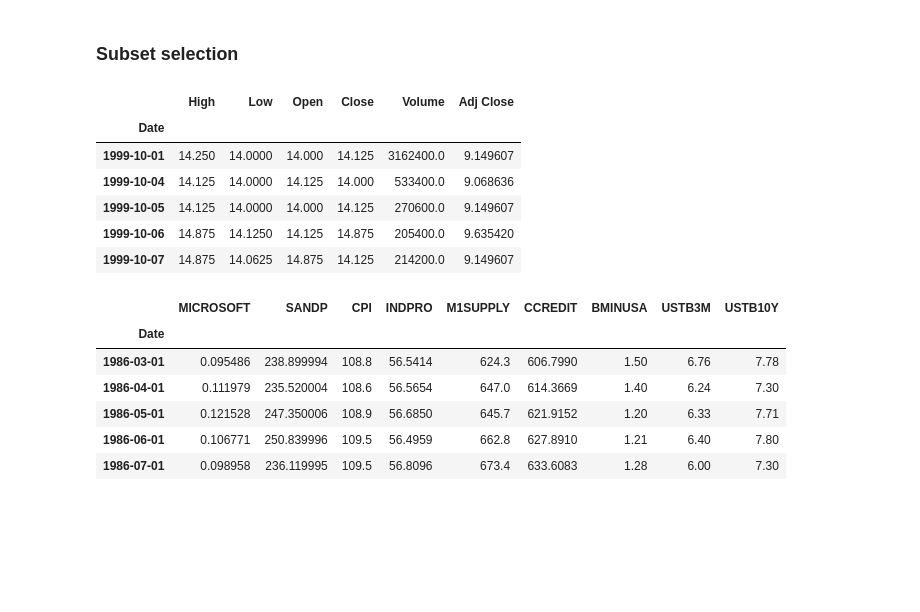
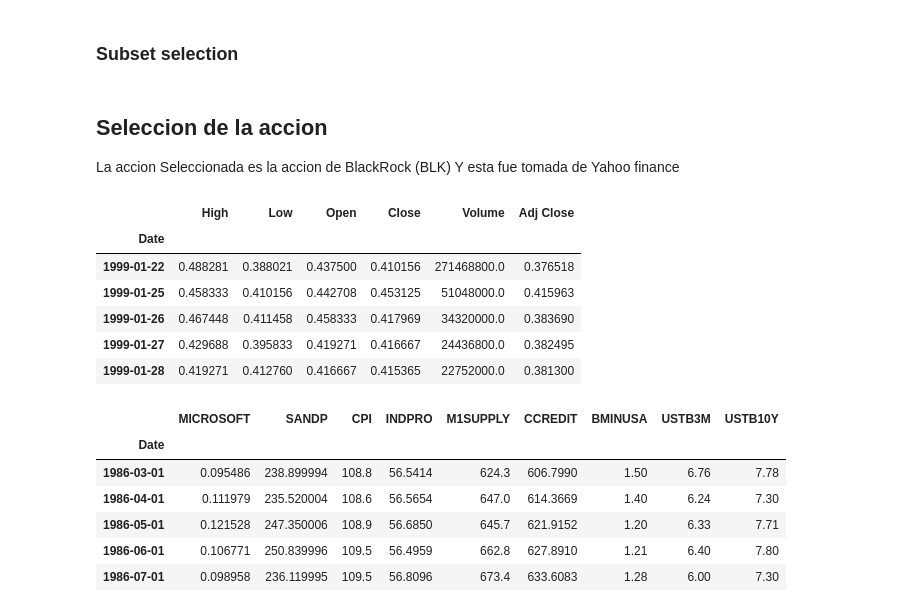
Before and after one commit to Ejaram/Metodos, a Jupyter notebook: LinearModelSelection.ipynb, the cells around one changed output. Saved outputs shown, nothing was run; the diff lists cells and outputs as text; code cells hidden in the pictures; blank space fills up the shorter version.

```diff
--- a/LinearModelSelection.ipynb
+++ b/LinearModelSelection.ipynb
@@ -37,17 +47,21 @@ warnings.filterwarnings('ignore')
 # %%
 start = datetime.datetime(1986,3,1)
 end = datetime.datetime(2018,3,1)
+# %% [markdown]
+## Seleccion de la accion
+
+La accion Seleccionada es la accion de BlackRock (BLK) Y esta fue tomada de Yahoo finance
 # %%
-df_spy = web.DataReader('BLK','yahoo',start, end)
+df_spy = web.DataReader('NVDA','yahoo',start, end)
 df_spy.head()
 # %% [output]
 |  | High | Low | Open | Close | Volume | Adj Close |
 | Date |  |  |  |  |  |  |
-| 1999-10-01 | 14.250 | 14.0000 | 14.000 | 14.125 | 3162400.0 | 9.149607 |
-| 1999-10-04 | 14.125 | 14.0000 | 14.125 | 14.000 | 533400.0 | 9.068636 |
-| 1999-10-05 | 14.125 | 14.0000 | 14.000 | 14.125 | 270600.0 | 9.149607 |
-| 1999-10-06 | 14.875 | 14.1250 | 14.125 | 14.875 | 205400.0 | 9.635420 |
-| 1999-10-07 | 14.875 | 14.0625 | 14.875 | 14.125 | 214200.0 | 9.149607 |
+| 1999-01-22 | 0.488281 | 0.388021 | 0.437500 | 0.410156 | 271468800.0 | 0.376518 |
+| 1999-01-25 | 0.458333 | 0.410156 | 0.442708 | 0.453125 | 51048000.0 | 0.415963 |
+| 1999-01-26 | 0.467448 | 0.411458 | 0.458333 | 0.417969 | 34320000.0 | 0.383690 |
+| 1999-01-27 | 0.429688 | 0.395833 | 0.419271 | 0.416667 | 24436800.0 | 0.382495 |
+| 1999-01-28 | 0.419271 | 0.412760 | 0.416667 | 0.415365 | 22752000.0 | 0.381300 |
 # %%
 data = pd.read_excel('macro.xlsx', index_col=0)
 data.head()
```
Also changed, not shown: parts of 47 cells of this notebook, 15 other files.
